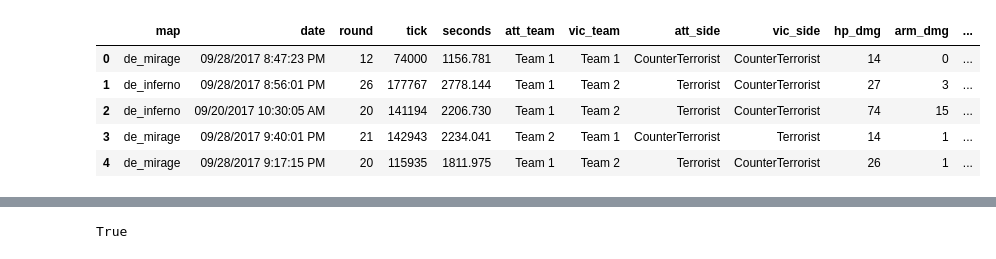
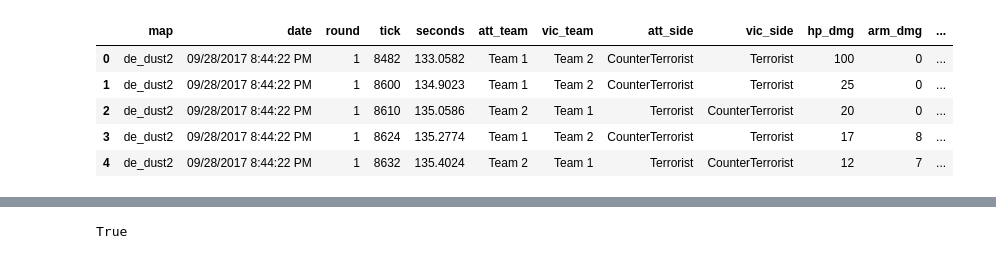
Before and after one commit to Haibo3939/DATA1030-Project, a Jupyter notebook: src/EDA.ipynb, the cells around one changed output, grey strips where cells are left out. Cells and saved outputs as stored; diff of their text form; code cells hidden in the pictures.

```diff
--- a/src/EDA.ipynb
+++ b/src/EDA.ipynb
@@ -10,16 +15,17 @@ from sklearn.model_selection import GroupKFold
 pd.options.display.max_columns = 999
 random_state = 39
 # %%
-df = pd.read_csv('../../CSGO/mm_master_demos.csv')
-df = df.sample(frac=0.1, random_state=random_state)
+n = 90000
+df = pd.read_csv('../../CSGO/mm_master_demos.csv')[:n]
+# df = df.sample(frac=0.1, random_state=random_state)
 df = df.drop(['Unnamed: 0', 'file'], axis=1).reset_index(drop=True)
 ## rank = 0 means the player does not play competitive games
 df = df[df['att_rank'] != 0]
 df.head()
 # %% [output]
 |  | map | date | round | tick | seconds | att_team | vic_team | att_side | vic_side | hp_dmg | arm_dmg | ... |
-| 0 | de_mirage | 09/28/2017 8:47:23 PM | 12 | 74000 | 1156.781 | Team 1 | Team 1 | CounterTerrorist | CounterTerrorist | 14 | 0 | ... |
-| 1 | de_inferno | 09/28/2017 8:56:01 PM | 26 | 177767 | 2778.144 | Team 1 | Team 2 | Terrorist | CounterTerrorist | 27 | 3 | ... |
-| 2 | de_inferno | 09/20/2017 10:30:05 AM | 20 | 141194 | 2206.730 | Team 1 | Team 2 | Terrorist | CounterTerrorist | 74 | 15 | ... |
-| 3 | de_mirage | 09/28/2017 9:40:01 PM | 21 | 142943 | 2234.041 | Team 2 | Team 1 | CounterTerrorist | Terrorist | 14 | 1 | ... |
-| 4 | de_mirage | 09/28/2017 9:17:15 PM | 20 | 115935 | 1811.975 | Team 1 | Team 2 | Terrorist | CounterTerrorist | 26 | 1 | ... |
+| 0 | de_dust2 | 09/28/2017 8:44:22 PM | 1 | 8482 | 133.0582 | Team 1 | Team 2 | CounterTerrorist | Terrorist | 100 | 0 | ... |
+| 1 | de_dust2 | 09/28/2017 8:44:22 PM | 1 | 8600 | 134.9023 | Team 1 | Team 2 | CounterTerrorist | Terrorist | 25 | 0 | ... |
+| 2 | de_dust2 | 09/28/2017 8:44:22 PM | 1 | 8610 | 135.0586 | Team 2 | Team 1 | Terrorist | CounterTerrorist | 20 | 0 | ... |
+| 3 | de_dust2 | 09/28/2017 8:44:22 PM | 1 | 8624 | 135.2774 | Team 1 | Team 2 | CounterTerrorist | Terrorist | 17 | 8 | ... |
+| 4 | de_dust2 | 09/28/2017 8:44:22 PM | 1 | 8632 | 135.4024 | Team 2 | Team 1 | Terrorist | CounterTerrorist | 12 | 7 | ... |
```
Also changed, not shown: parts of 12 cells of this notebook, 2 other files.
